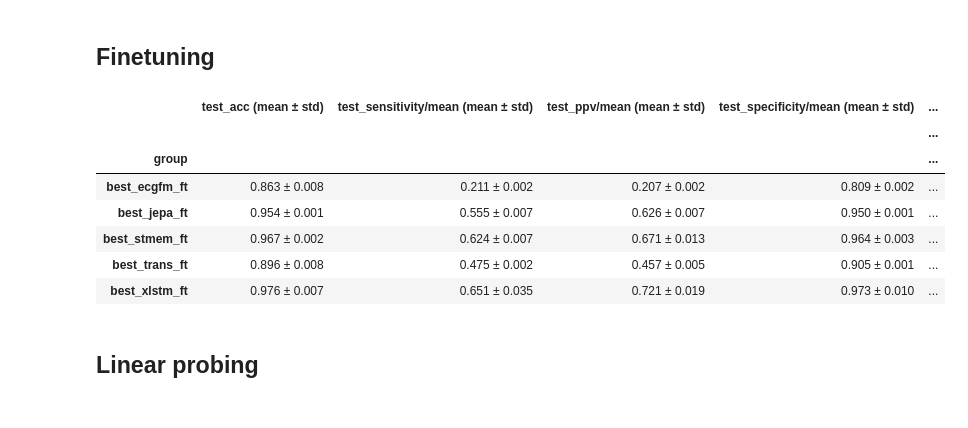
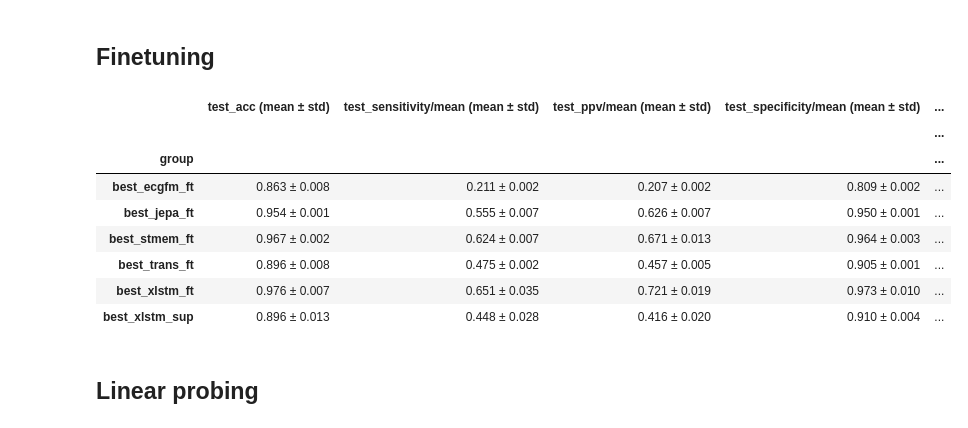
Before and after one commit to Lobster1911/bench-xecg-indian-benchmark, a Jupyter notebook: metrics.ipynb, the cells around one changed output. Saved outputs shown, nothing was run; the diff lists cells and outputs as text; code cells hidden in the pictures.

```diff
--- a/metrics.ipynb
+++ b/metrics.ipynb
@@ -224,17 +234,22 @@ formatted_df_mit_cls = get_dataframe_from_records(records_mit_cls)
 ## Finetuning
 # %%
 formatted_mit_ft = formatted_df_mit_cls[formatted_df_mit_cls.index.str.endswith("_ft")]
+formatted_mit_sup = formatted_df_mit_cls[formatted_df_mit_cls.index.str.endswith("_sup")]
+# add sup rows to ft
+formatted_mit_ft = pd.concat([formatted_mit_ft, formatted_mit_sup])
+
 styled_df_mit_ft = formatted_mit_ft.style.apply(style_mean_column)
 styled_df_mit_ft
 # %% [output]
 |  | test_acc (mean ± std) | test_sensitivity/mean (mean ± std) | test_ppv/mean (mean ± std) | test_specificity/mean (mean ± std) | ... |
 |  |  |  |  |  | ... |
 | group |  |  |  |  | ... |
 | best_ecgfm_ft | 0.863 ± 0.008 | 0.211 ± 0.002 | 0.207 ± 0.002 | 0.809 ± 0.002 | ... |
 | best_jepa_ft | 0.954 ± 0.001 | 0.555 ± 0.007 | 0.626 ± 0.007 | 0.950 ± 0.001 | ... |
 | best_stmem_ft | 0.967 ± 0.002 | 0.624 ± 0.007 | 0.671 ± 0.013 | 0.964 ± 0.003 | ... |
 | best_trans_ft | 0.896 ± 0.008 | 0.475 ± 0.002 | 0.457 ± 0.005 | 0.905 ± 0.001 | ... |
 | best_xlstm_ft | 0.976 ± 0.007 | 0.651 ± 0.035 | 0.721 ± 0.019 | 0.973 ± 0.010 | ... |
+| best_xlstm_sup | 0.896 ± 0.013 | 0.448 ± 0.028 | 0.416 ± 0.020 | 0.910 ± 0.004 | ... |
 # %% [markdown]
 ## Linear probing
 # %%
```
Also changed, not shown: parts of 10 cells of this notebook, 11 other files.
